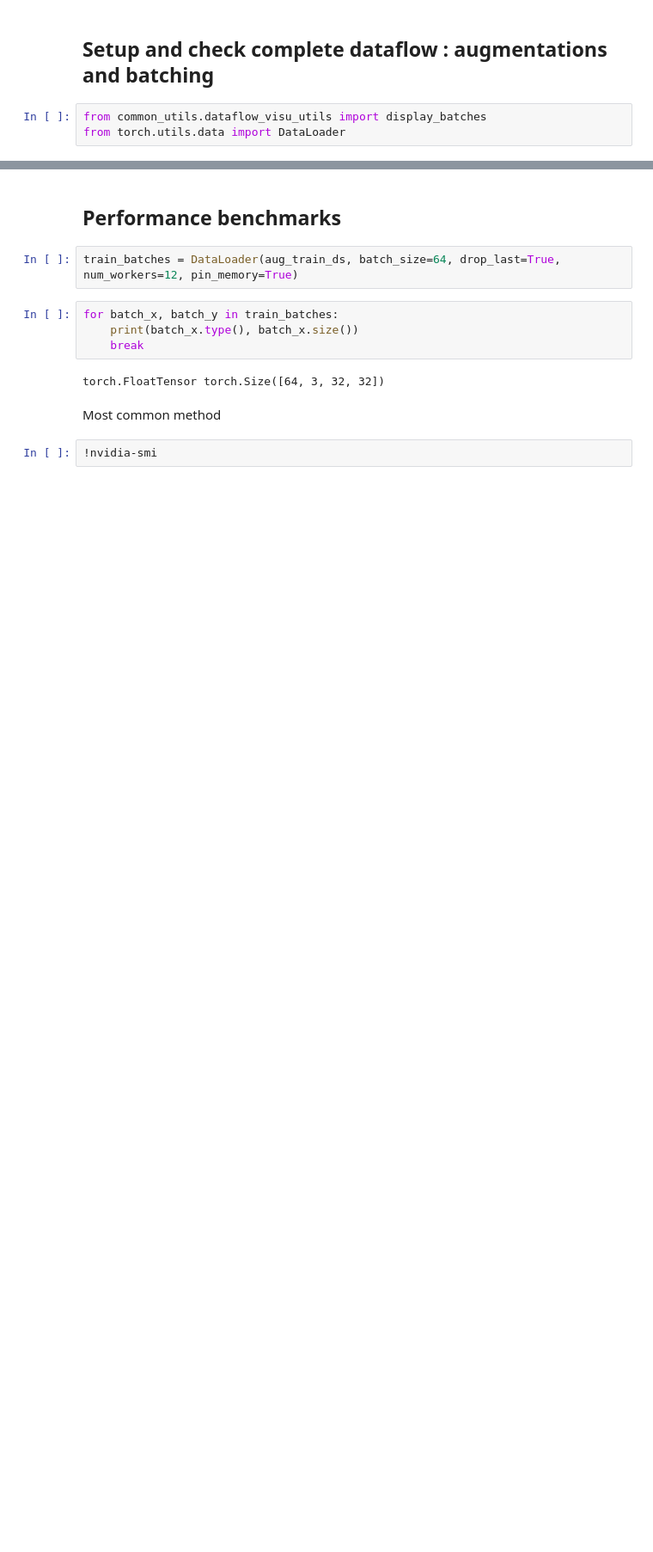
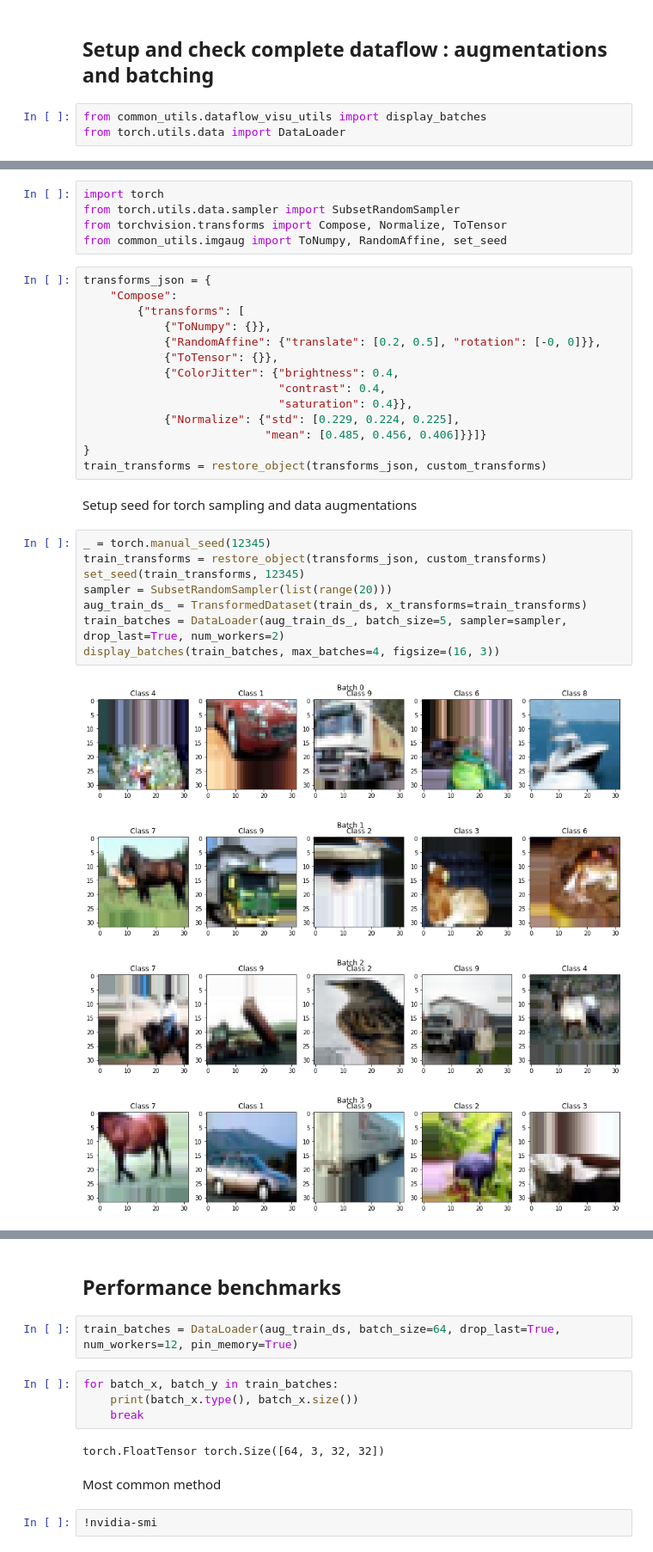
Before and after one commit to vfdev-5/pytorch-my_examples, a Jupyter notebook: Basics/check_dataflow.ipynb, the cells around one changed output, grey strips where cells are left out. Shown: that part at 86% size. Saved outputs shown, nothing was run; the diff lists cells and outputs as text; blank space fills up the shorter version.

```diff
--- a/Basics/check_dataflow.ipynb
+++ b/Basics/check_dataflow.ipynb
@@ -111,0 +115,34 @@ display_batches(train_batches, max_batches=3)
+# %%
+import torch
+from torch.utils.data.sampler import SubsetRandomSampler
+from torchvision.transforms import Compose, Normalize, ToTensor
+from common_utils.imgaug import ToNumpy, RandomAffine, set_seed
+# %%
+transforms_json = {
+    "Compose":
+        {"transforms": [
+            {"ToNumpy": {}},
+            {"RandomAffine": {"translate": [0.2, 0.5], "rotation": [-0, 0]}},
+            {"ToTensor": {}},
+            {"ColorJitter": {"brightness": 0.4,
+                             "contrast": 0.4,
+                             "saturation": 0.4}},
+            {"Normalize": {"std": [0.229, 0.224, 0.225],
+                           "mean": [0.485, 0.456, 0.406]}}]}
+}
+train_transforms = restore_object(transforms_json, custom_transforms)
+# %% [markdown]
+Setup seed for torch sampling and data augmentations
+# %%
+_ = torch.manual_seed(12345)
+train_transforms = restore_object(transforms_json, custom_transforms)
+set_seed(train_transforms, 12345)
+sampler = SubsetRandomSampler(list(range(20)))
+aug_train_ds_ = TransformedDataset(train_ds, x_transforms=train_transforms)
+train_batches = DataLoader(aug_train_ds_, batch_size=5, sampler=sampler, drop_last=True, num_workers=2)
+display_batches(train_batches, max_batches=4, figsize=(16, 3))
+# %% [output]
+[figure, added]
+[figure, added]
+[figure, added]
+[figure, added]
```
Also changed, not shown: parts of 10 cells of this notebook, 7 other files.
